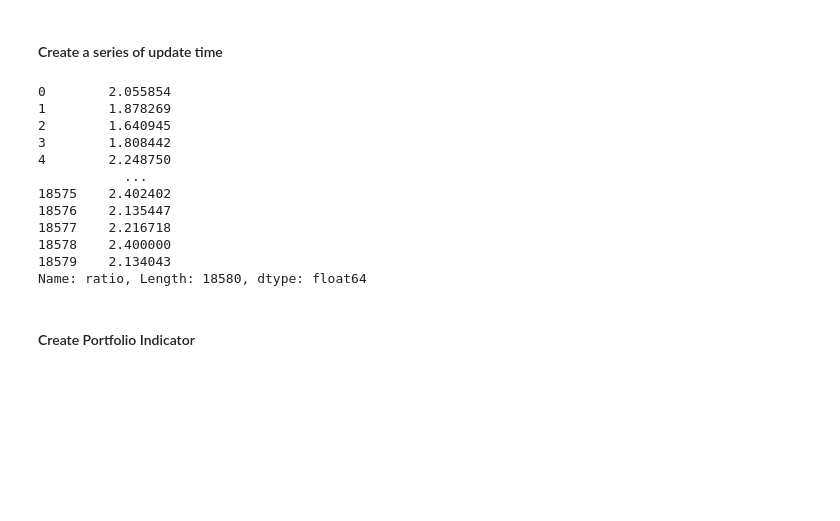
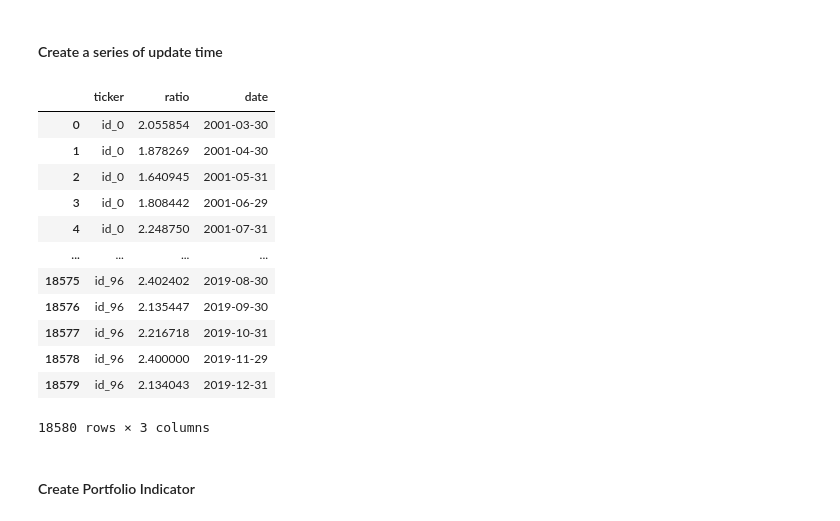
Before and after one commit to sunnyyang1576/AB-Stock-Valuation-Ratio, a Jupyter notebook: Portfolio Construction.ipynb, the cells around one changed output. Saved outputs shown, nothing was run; the diff lists cells and outputs as text; code cells hidden in the pictures; blank space fills up the shorter version.

```diff
--- a/Portfolio Construction.ipynb
+++ b/Portfolio Construction.ipynb
@@ -46,20 +46,21 @@ monthly_ratio_df.columns = ["ticker","ratio","date"]
 # %%
 rebalance_date_series = list(set(monthly_ratio_df.date))
 # %%
-monthly_ratio_df["ratio"]
+monthly_ratio_df
 # %% [output]
+|  | ticker | ratio | date |
+| 0 | id_0 | 2.055854 | 2001-03-30 |
+| 1 | id_0 | 1.878269 | 2001-04-30 |
+| 2 | id_0 | 1.640945 | 2001-05-31 |
+| 3 | id_0 | 1.808442 | 2001-06-29 |
+| 4 | id_0 | 2.248750 | 2001-07-31 |
+| ... | ... | ... | ... |
+| 18575 | id_96 | 2.402402 | 2019-08-30 |
+| 18576 | id_96 | 2.135447 | 2019-09-30 |
+| 18577 | id_96 | 2.216718 | 2019-10-31 |
+| 18578 | id_96 | 2.400000 | 2019-11-29 |
+| 18579 | id_96 | 2.134043 | 2019-12-31 |
-0        2.055854
-1        1.878269
-2        1.640945
-3        1.808442
-4        2.248750
-           ...
-18575    2.402402
-18576    2.135447
-18577    2.216718
-18578    2.400000
-18579    2.134043
-Name: ratio, Length: 18580, dtype: float64
+18580 rows × 3 columns
 # %% [markdown]
 #### Create Portfolio Indicator
 # %%
```
Also changed, not shown: parts of 2 cells of this notebook, 21 other files.
